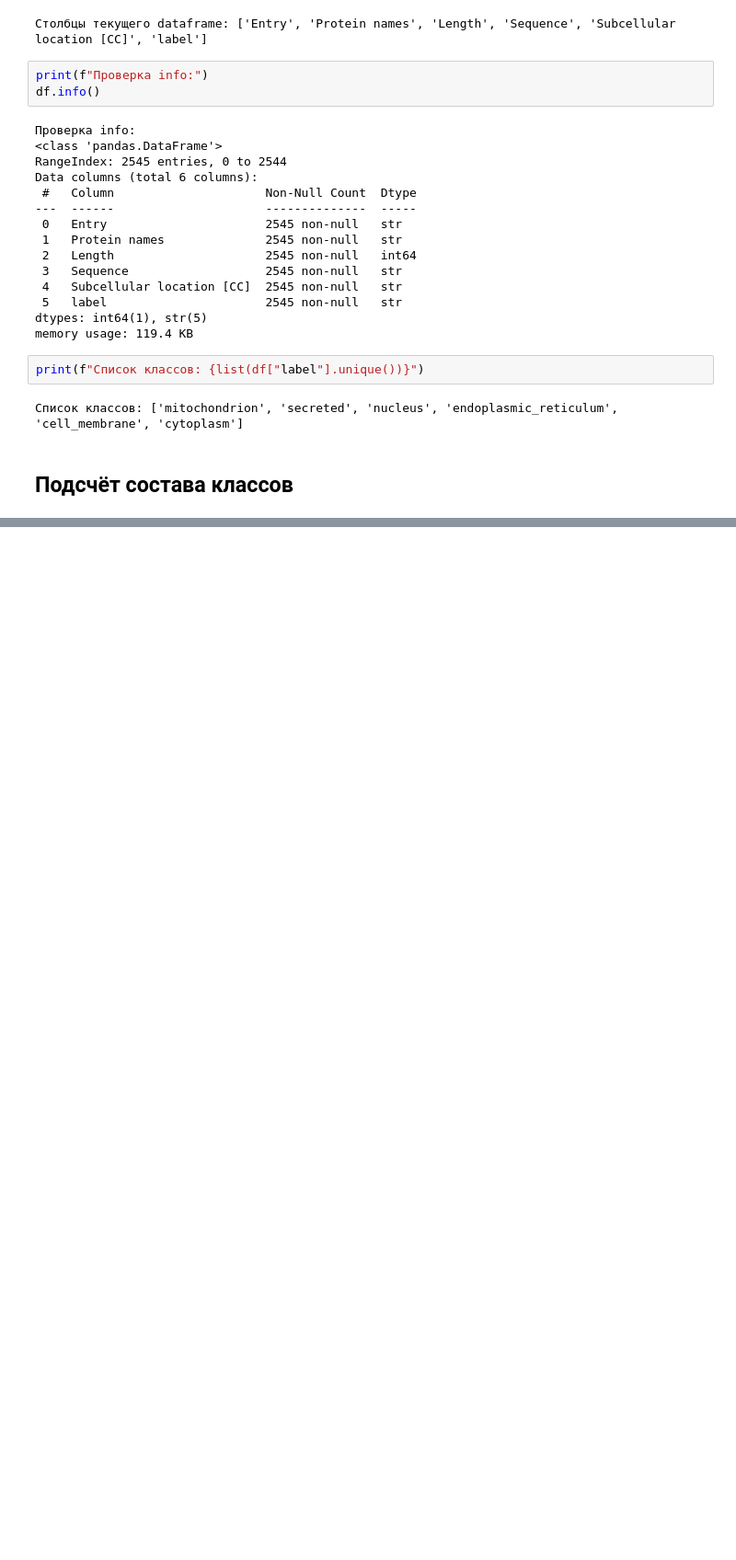
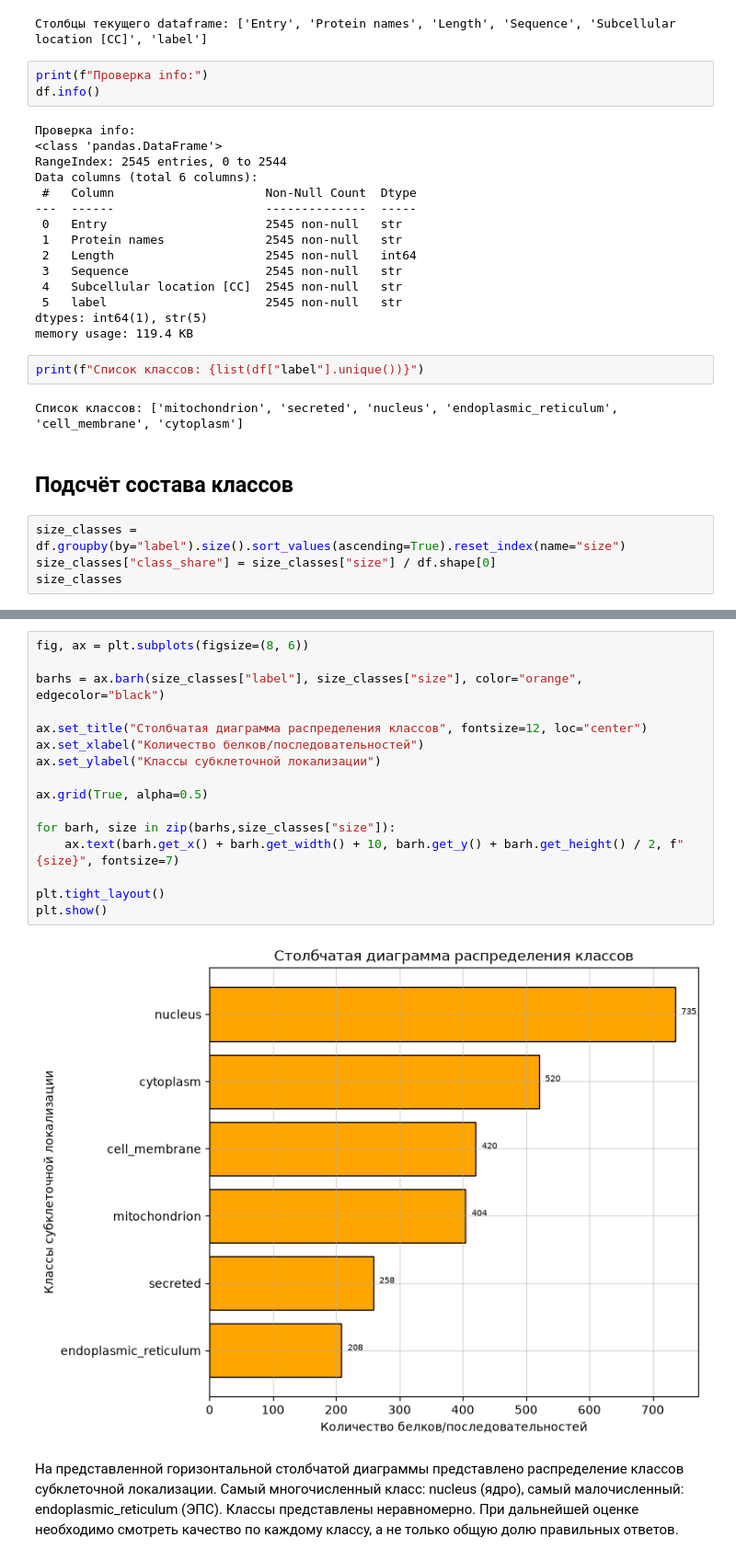
Before and after one commit to EnemyOfDeath7/protein-localization-project, a Jupyter notebook: notebooks/03_eda.ipynb, the cells around one changed output, grey strips where cells are left out. Shown at 92% size. Drawn from its saved outputs; the diff is of its cells as text; blank space fills up the shorter version.

Commit message:
calculating class composition and visualizing the data as a bar chart

```diff
--- a/notebooks/03_eda.ipynb
+++ b/notebooks/03_eda.ipynb
@@ -54,3 +54,7 @@ print(f"Список классов: {list(df["label"].unique())}")
 Список классов: ['mitochondrion', 'secreted', 'nucleus', 'endoplasmic_reticulum', 'cell_membrane', 'cytoplasm']
 # %% [markdown]
 ## Подсчёт состава классов
+# %%
+size_classes = df.groupby(by="label").size().sort_values(ascending=True).reset_index(name="size")
+size_classes["class_share"] = size_classes["size"] / df.shape[0]
+size_classes
@@ -56,0 +69,21 @@ print(f"Список классов: {list(df["label"].unique())}")
+# %%
+fig, ax = plt.subplots(figsize=(8, 6))
+
+barhs = ax.barh(size_classes["label"], size_classes["size"], color="orange", edgecolor="black")
+
+ax.set_title("Столбчатая диаграмма распределения классов", fontsize=12, loc="center")
+ax.set_xlabel("Количество белков/последовательностей")
+ax.set_ylabel("Классы субклеточной локализации")
+
+ax.grid(True, alpha=0.5)
+
+for barh, size in zip(barhs,size_classes["size"]):
+    ax.text(barh.get_x() + barh.get_width() + 10, barh.get_y() + barh.get_height() / 2, f"{size}", fontsize=7)
+
+plt.tight_layout()
+plt.show()
+# %% [output]
+[figure, added]
+# %% [markdown]
+На представленной горизонтальной столбчатой диаграммы представлено распределение классов субклеточной локализации. Самый многочисленный класс: nucleus (ядро), самый малочисленный: endoplasmic_reticulum (ЭПС).
+Классы представлены неравномерно. При дальнейшей оценке необходимо смотреть качество по каждому классу, а не только общую долю правильных ответов.
```
Also changed, not shown: parts of 2 cells of this notebook.
